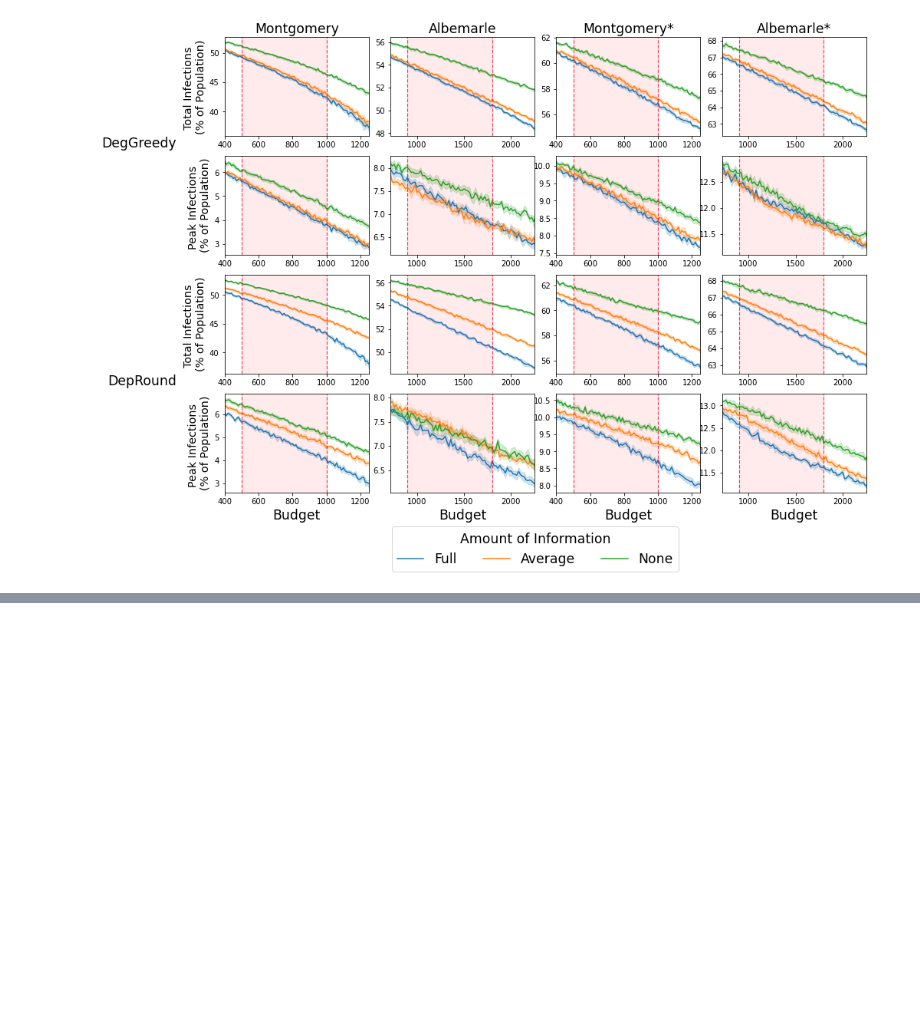
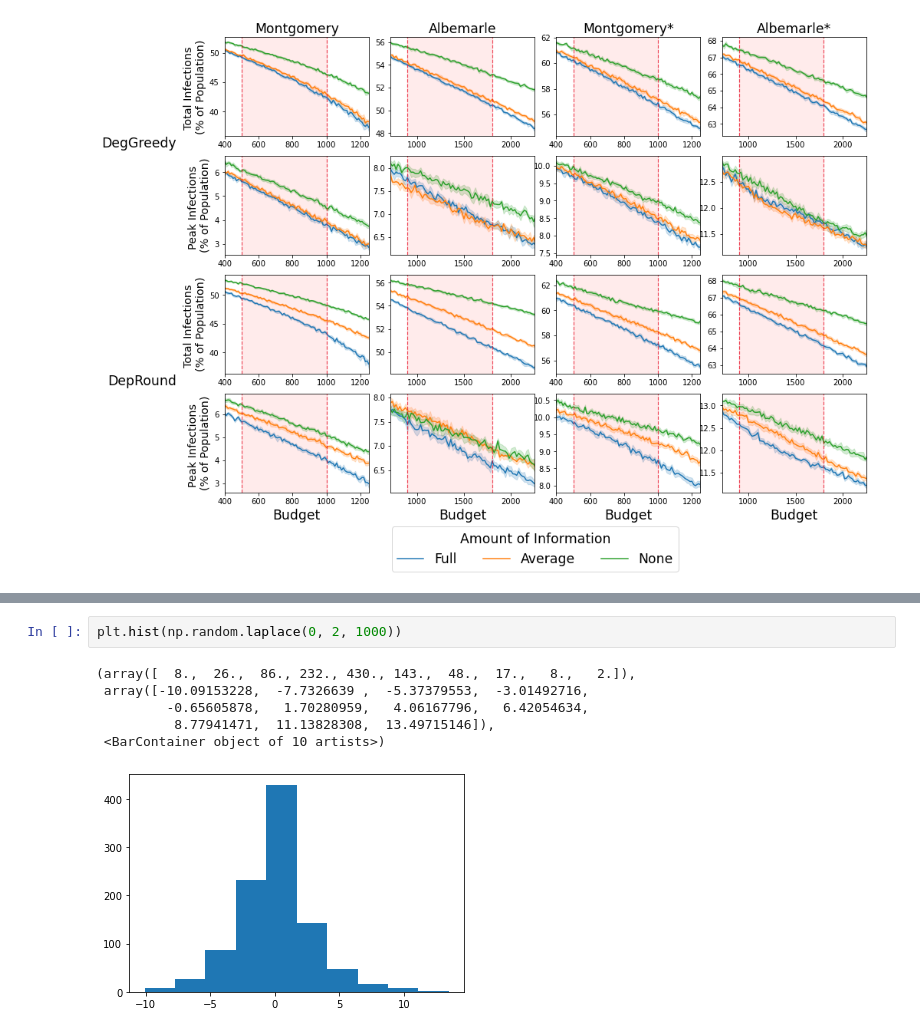
Before and after one commit to gzli929/ContactTracing, a Jupyter notebook: notebooks/experiments.ipynb, the cells around one changed output, grey strips where cells are left out. Cells and saved outputs as stored; diff of their text form; blank space fills up the shorter version.

```diff
--- a/notebooks/experiments.ipynb
+++ b/notebooks/experiments.ipynb
@@ -847,0 +1052,9 @@ plt.show()
+# %%
+plt.hist(np.random.laplace(0, 2, 1000))
+# %% [output]
+(array([  8.,  26.,  86., 232., 430., 143.,  48.,  17.,   8.,   2.]),
+ array([-10.09153228,  -7.7326639 ,  -5.37379553,  -3.01492716,
+         -0.65605878,   1.70280959,   4.06167796,   6.42054634,
+          8.77941471,  11.13828308,  13.49715146]),
+ <BarContainer object of 10 artists>)
+[figure, added]
```
Also changed, not shown: parts of 6 cells of this notebook, 53 other files.
